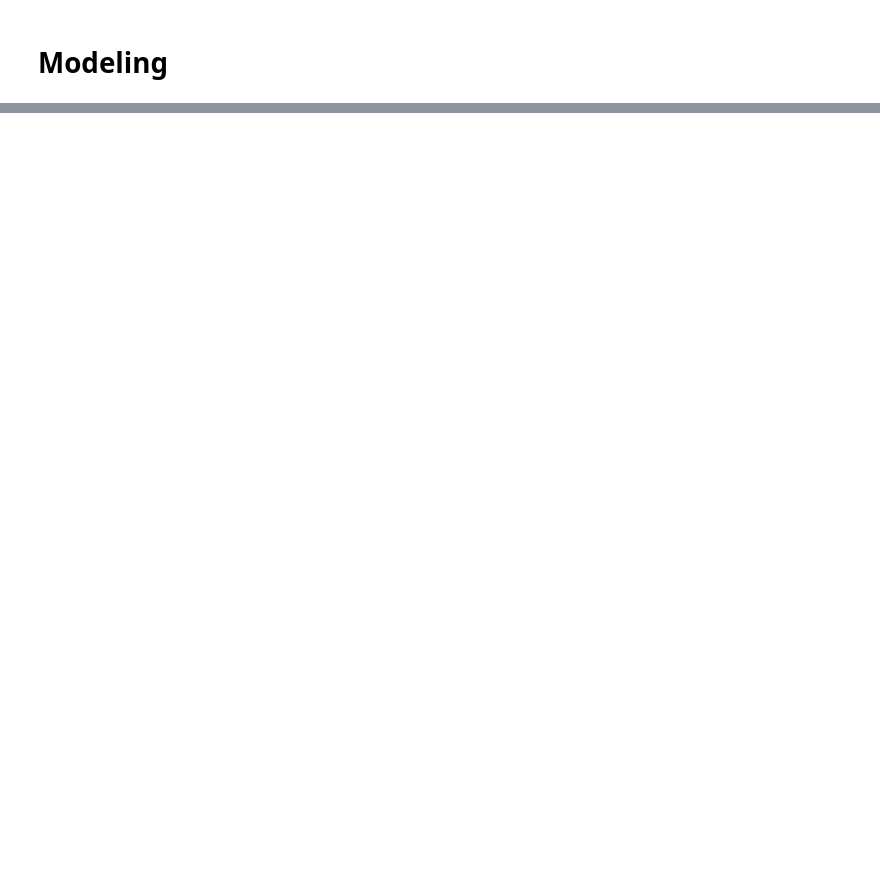
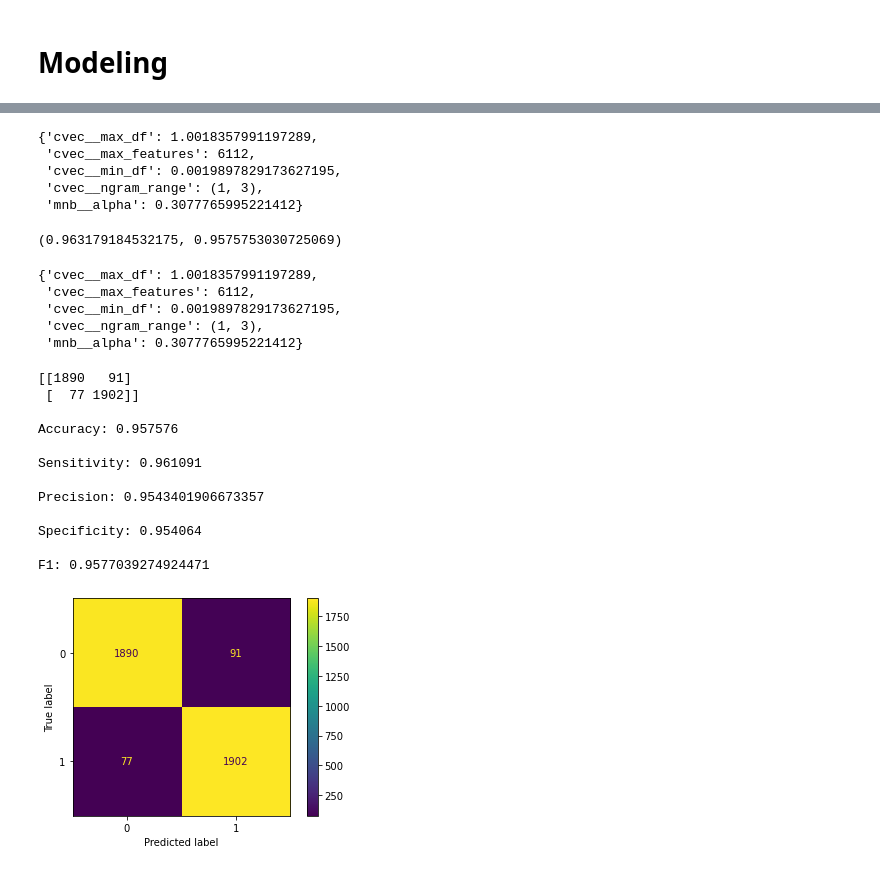
Before and after one commit to welcometohelen/NLP_classifier, a Jupyter notebook: modeling.ipynb, the cells around one changed output, grey strips where cells are left out. Saved outputs shown, nothing was run; the diff lists cells and outputs as text; code cells hidden in the pictures; blank space fills up the shorter version.

```diff
--- a/modeling.ipynb
+++ b/modeling.ipynb
@@ -71,0 +242,21 @@ Fitting 5 folds for each of 1000 candidates, totalling 5000 fits
+# %%
+pipe_b = Pipeline([
+    ('cvec', CountVectorizer(stop_words=new_stop) ),
+    ('mnb', MultinomialNB() ),
+])
+
+pipe_b_params = {
+    'cvec__max_features': randint(6000,10000), #updated and expanded since more limiting stopwords
+    'cvec__min_df': uniform(.001, .05),
+    'cvec__max_df': uniform(.95, 1.), #updated to range, not discrete
+    'cvec__ngram_range': [(1,3), (2,4)], #updated
+    'mnb__alpha': uniform(.001,1)   # updated
+}
+# %%
+b_vec_mnb = RandomizedSearchCV(estimator = pipe_b,
+                                param_distributions=pipe_b_params,
+                                scoring = 'f1_weighted',
+                                random_state=42,
+                                n_iter=1000,
+                                cv=5,
+                                n_jobs=-1, verbose=1)
@@ -71,0 +299,44 @@ Fitting 5 folds for each of 1000 candidates, totalling 5000 fits
+# %%
+pkl_b_vec_mnb = './models/vec_mnb2.pkl'
+with open (pkl_b_vec_mnb, 'wb') as file:
+    pickle.dump(b_vec_mnb, file)
+# %%
+with open(pkl_b_vec_mnb, 'rb') as file:
+    mnb2_pickle = pickle.load(file)
+# %%
+mnb2_pickle.best_params_
+# %% [output]
+{'cvec__max_df': 1.0018357991197289,
+ 'cvec__max_features': 6112,
+ 'cvec__min_df': 0.0019897829173627195,
+ 'cvec__ngram_range': (1, 3),
+ 'mnb__alpha': 0.3077765995221412}
+# %%
+mnb2_pickle.score(X_train, y_train), mnb2_pickle.score(X_test, y_test)
+# %% [output]
+(0.963179184532175, 0.9575753030725069)
+# %%
+mnb2_pickle.best_params_
+# %% [output]
+{'cvec__max_df': 1.0018357991197289,
+ 'cvec__max_features': 6112,
+ 'cvec__min_df': 0.0019897829173627195,
+ 'cvec__ngram_range': (1, 3),
+ 'mnb__alpha': 0.3077765995221412}
+# %%
+#see_scores(b_vec_mnb, X_test, y_test)
+see_scores(mnb2_pickle, X_test, y_test)
+# %% [output]
+[[1890   91]
+ [  77 1902]]
+
+Accuracy: 0.957576
+
+Sensitivity: 0.961091
+
+Precision: 0.9543401906673357
+
+Specificity: 0.954064
+
+F1: 0.9577039274924471
+[figure, added]
```
Also changed, not shown: parts of 37 cells of this notebook, 2 other files.
